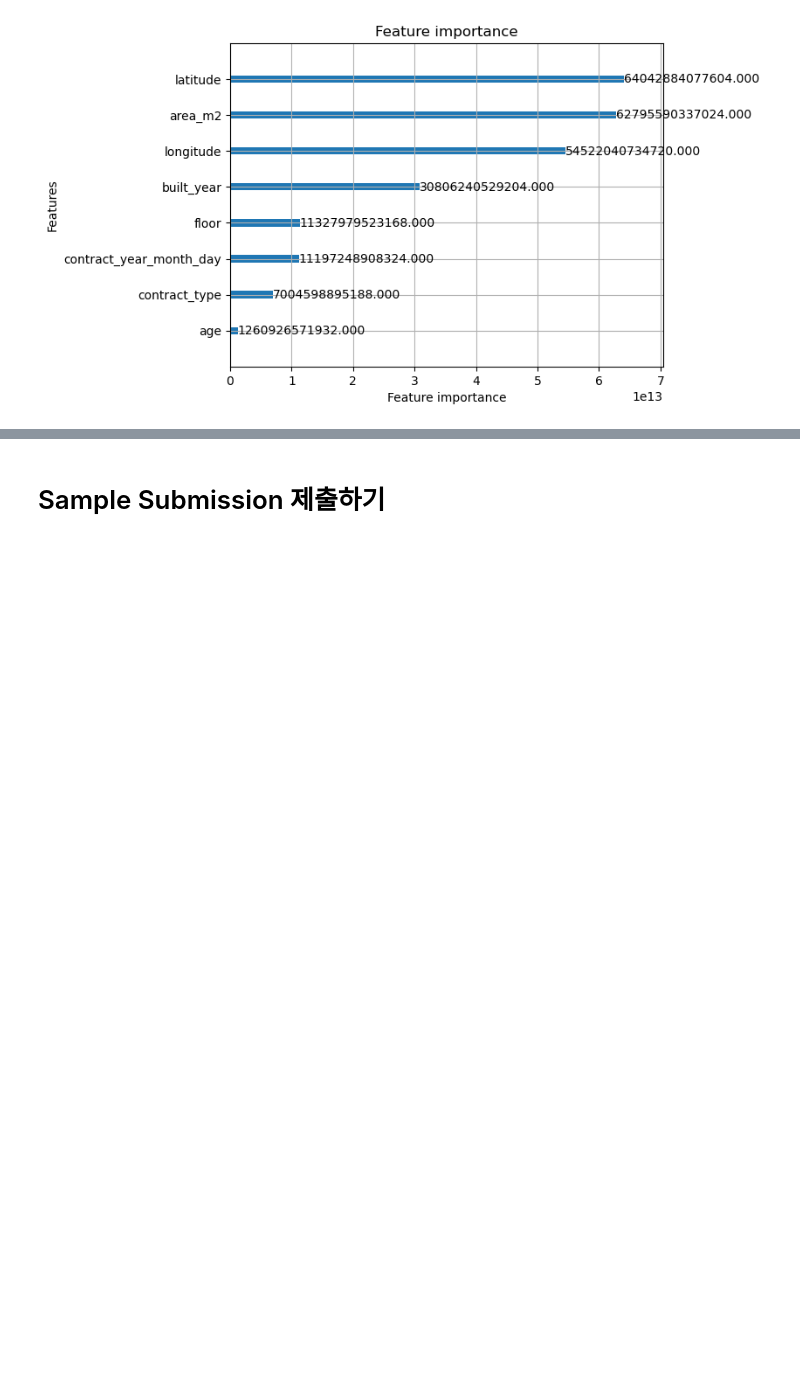
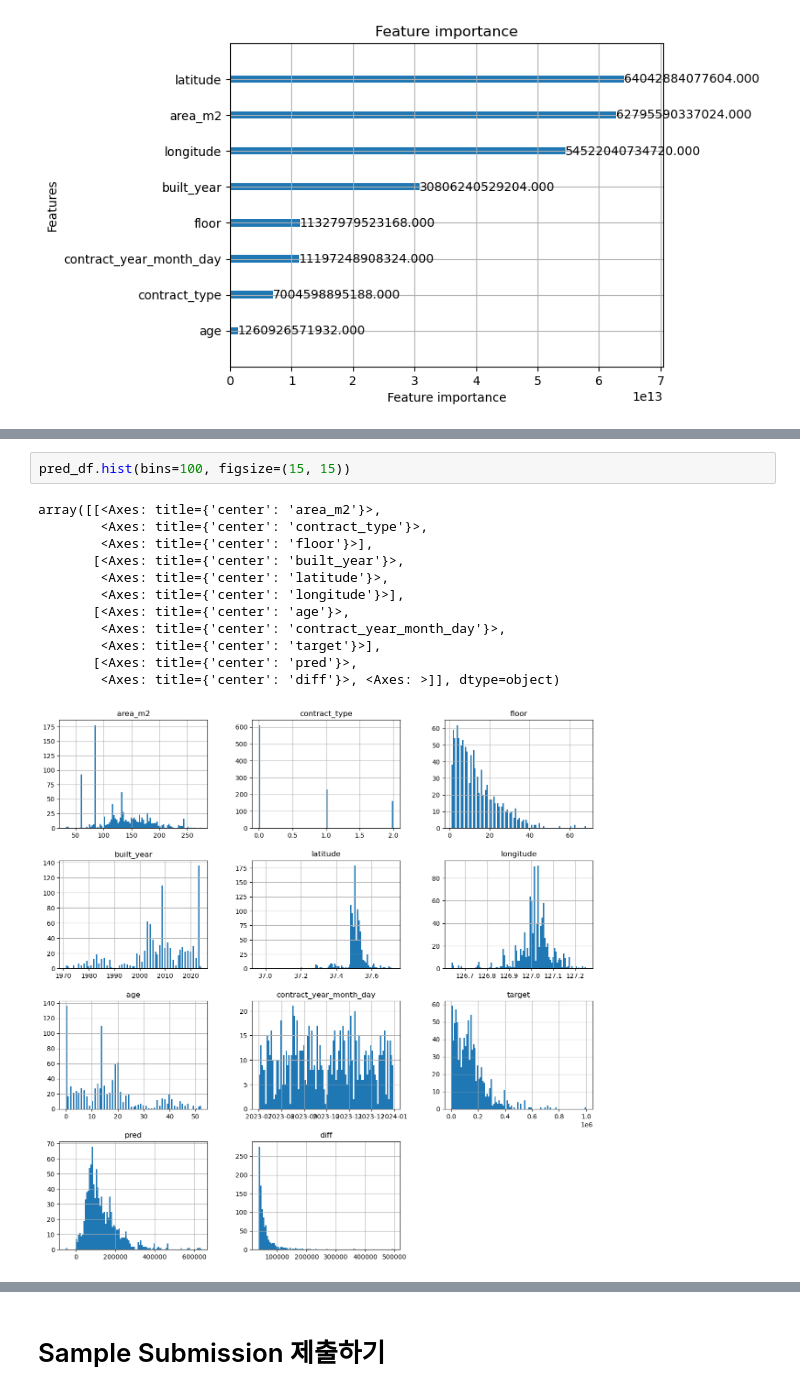
Before and after one commit to boostcampaitech7/level2-competitiveds-recsys-09, a Jupyter notebook: code/code/baseline.ipynb, the cells around one changed output, grey strips where cells are left out. Saved outputs shown, nothing was run; the diff lists cells and outputs as text; blank space fills up the shorter version.

```diff
--- a/code/code/baseline.ipynb
+++ b/code/code/baseline.ipynb
@@ -158,0 +178,15 @@ pred_df.describe()
+# %%
+pred_df.hist(bins=100, figsize=(15, 15))
+# %% [output]
+array([[<Axes: title={'center': 'area_m2'}>,
+        <Axes: title={'center': 'contract_type'}>,
+        <Axes: title={'center': 'floor'}>],
+       [<Axes: title={'center': 'built_year'}>,
+        <Axes: title={'center': 'latitude'}>,
+        <Axes: title={'center': 'longitude'}>],
+       [<Axes: title={'center': 'age'}>,
+        <Axes: title={'center': 'contract_year_month_day'}>,
+        <Axes: title={'center': 'target'}>],
+       [<Axes: title={'center': 'pred'}>,
+        <Axes: title={'center': 'diff'}>, <Axes: >]], dtype=object)
+[figure, added]
```
Also changed, not shown: parts of 11 cells of this notebook.
